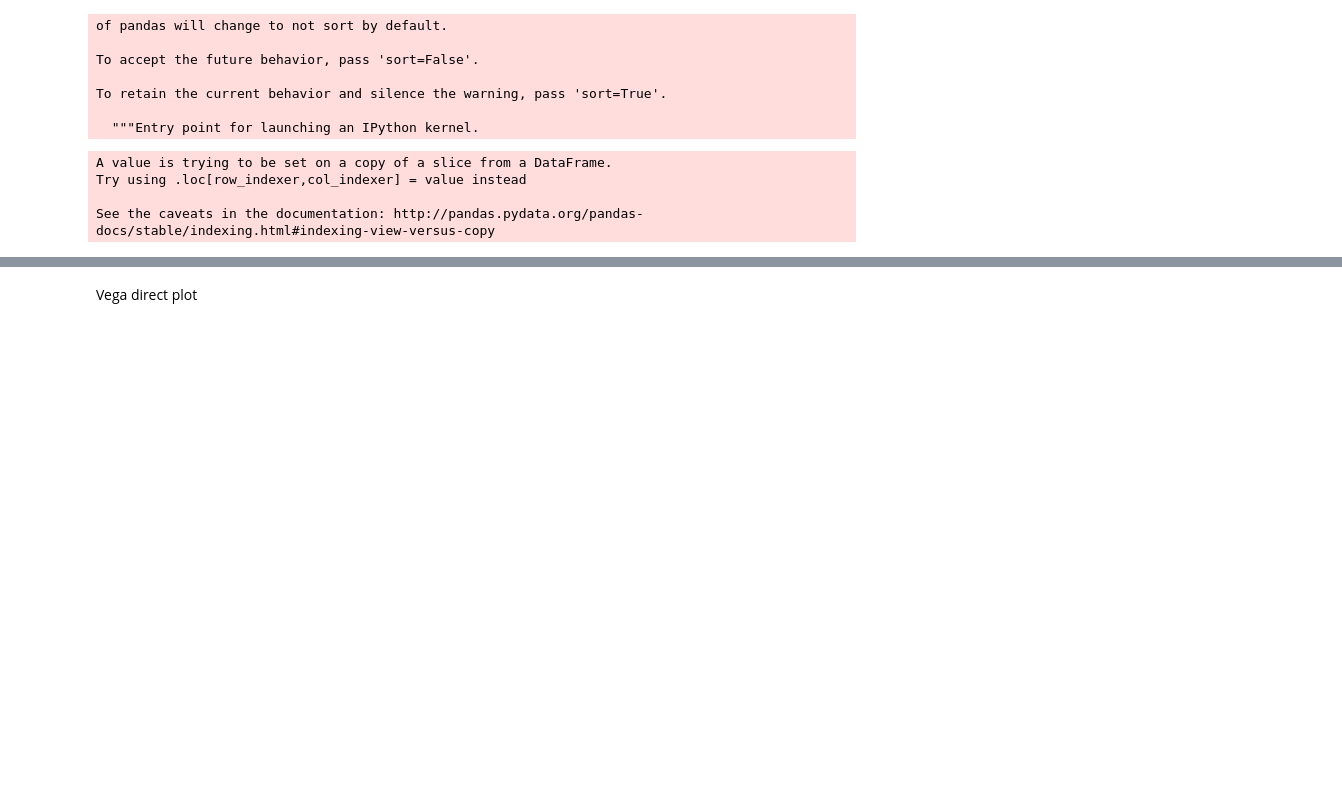
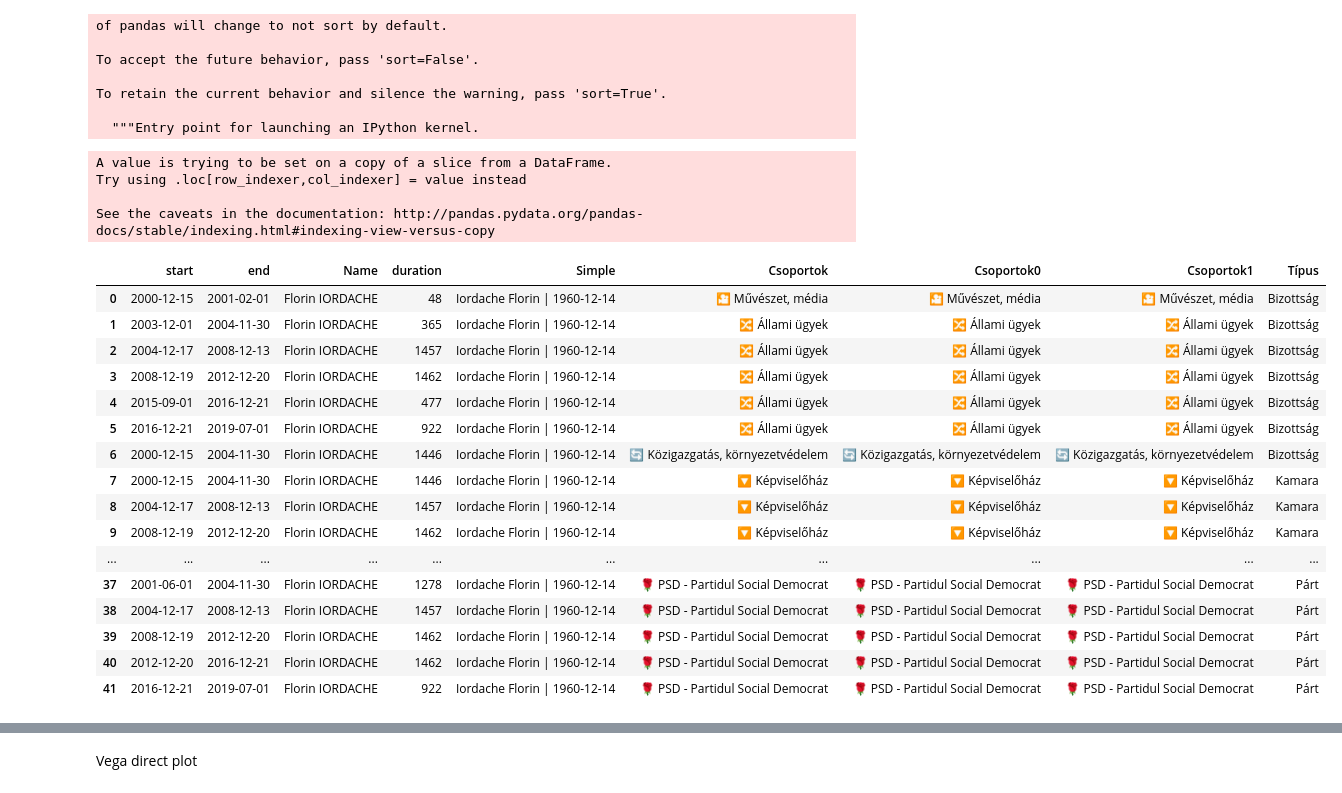
Before and after one commit to csaladenes/influence, a Jupyter notebook: ro/2b-processor-members-timeline.ipynb, the cells around one changed output, grey strips where cells are left out. Cells and saved outputs as stored; diff of their text form; code cells hidden in the pictures; blank space fills up the shorter version.

```diff
--- a/ro/2b-processor-members-timeline.ipynb
+++ b/ro/2b-processor-members-timeline.ipynb
@@ -576,6 +576,26 @@ A value is trying to be set on a copy of a slice from a DataFrame.
 Try using .loc[row_indexer,col_indexer] = value instead
 
 See the caveats in the documentation: http://pandas.pydata.org/pandas-docs/stable/indexing.html#indexing-view-versus-copy
+# %%
+efs4[efs4['Simple']=='Iordache Florin | 1960-12-14']
+# %% [output]
+|  | start | end | Name | duration | Simple | Csoportok | Csoportok0 | Csoportok1 | Típus |
+| 0 | 2000-12-15 | 2001-02-01 | Florin IORDACHE | 48 | Iordache Florin | 1960-12-14 | 🎦 Művészet, média | 🎦 Művészet, média | 🎦 Művészet, média | Bizottság |
+| 1 | 2003-12-01 | 2004-11-30 | Florin IORDACHE | 365 | Iordache Florin | 1960-12-14 | 🔀 Állami ügyek | 🔀 Állami ügyek | 🔀 Állami ügyek | Bizottság |
+| 2 | 2004-12-17 | 2008-12-13 | Florin IORDACHE | 1457 | Iordache Florin | 1960-12-14 | 🔀 Állami ügyek | 🔀 Állami ügyek | 🔀 Állami ügyek | Bizottság |
+| 3 | 2008-12-19 | 2012-12-20 | Florin IORDACHE | 1462 | Iordache Florin | 1960-12-14 | 🔀 Állami ügyek | 🔀 Állami ügyek | 🔀 Állami ügyek | Bizottság |
+| 4 | 2015-09-01 | 2016-12-21 | Florin IORDACHE | 477 | Iordache Florin | 1960-12-14 | 🔀 Állami ügyek | 🔀 Állami ügyek | 🔀 Állami ügyek | Bizottság |
+| 5 | 2016-12-21 | 2019-07-01 | Florin IORDACHE | 922 | Iordache Florin | 1960-12-14 | 🔀 Állami ügyek | 🔀 Állami ügyek | 🔀 Állami ügyek | Bizottság |
+| 6 | 2000-12-15 | 2004-11-30 | Florin IORDACHE | 1446 | Iordache Florin | 1960-12-14 | 🔄 Közigazgatás, környezetvédelem | 🔄 Közigazgatás, környezetvédelem | 🔄 Közigazgatás, környezetvédelem | Bizottság |
+| 7 | 2000-12-15 | 2004-11-30 | Florin IORDACHE | 1446 | Iordache Florin | 1960-12-14 | 🔽 Képviselőház | 🔽 Képviselőház | 🔽 Képviselőház | Kamara |
+| 8 | 2004-12-17 | 2008-12-13 | Florin IORDACHE | 1457 | Iordache Florin | 1960-12-14 | 🔽 Képviselőház | 🔽 Képviselőház | 🔽 Képviselőház | Kamara |
+| 9 | 2008-12-19 | 2012-12-20 | Florin IORDACHE | 1462 | Iordache Florin | 1960-12-14 | 🔽 Képviselőház | 🔽 Képviselőház | 🔽 Képviselőház | Kamara |
+| ... | ... | ... | ... | ... | ... | ... | ... | ... | ... |
+| 37 | 2001-06-01 | 2004-11-30 | Florin IORDACHE | 1278 | Iordache Florin | 1960-12-14 | 🌹 PSD - Partidul Social Democrat | 🌹 PSD - Partidul Social Democrat | 🌹 PSD - Partidul Social Democrat | Párt |
+| 38 | 2004-12-17 | 2008-12-13 | Florin IORDACHE | 1457 | Iordache Florin | 1960-12-14 | 🌹 PSD - Partidul Social Democrat | 🌹 PSD - Partidul Social Democrat | 🌹 PSD - Partidul Social Democrat | Párt |
+| 39 | 2008-12-19 | 2012-12-20 | Florin IORDACHE | 1462 | Iordache Florin | 1960-12-14 | 🌹 PSD - Partidul Social Democrat | 🌹 PSD - Partidul Social Democrat | 🌹 PSD - Partidul Social Democrat | Párt |
+| 40 | 2012-12-20 | 2016-12-21 | Florin IORDACHE | 1462 | Iordache Florin | 1960-12-14 | 🌹 PSD - Partidul Social Democrat | 🌹 PSD - Partidul Social Democrat | 🌹 PSD - Partidul Social Democrat | Párt |
+| 41 | 2016-12-21 | 2019-07-01 | Florin IORDACHE | 922 | Iordache Florin | 1960-12-14 | 🌹 PSD - Partidul Social Democrat | 🌹 PSD - Partidul Social Democrat | 🌹 PSD - Partidul Social Democrat | Párt |
 # %%
 j=efs4.reset_index().drop('index',axis=1).T.astype(str).to_dict()
 open('ignore/member_timelines.json','w').write(json.dumps(list(j.values())))
```
Also changed, not shown: parts of 4 cells of this notebook, 22 other files.
